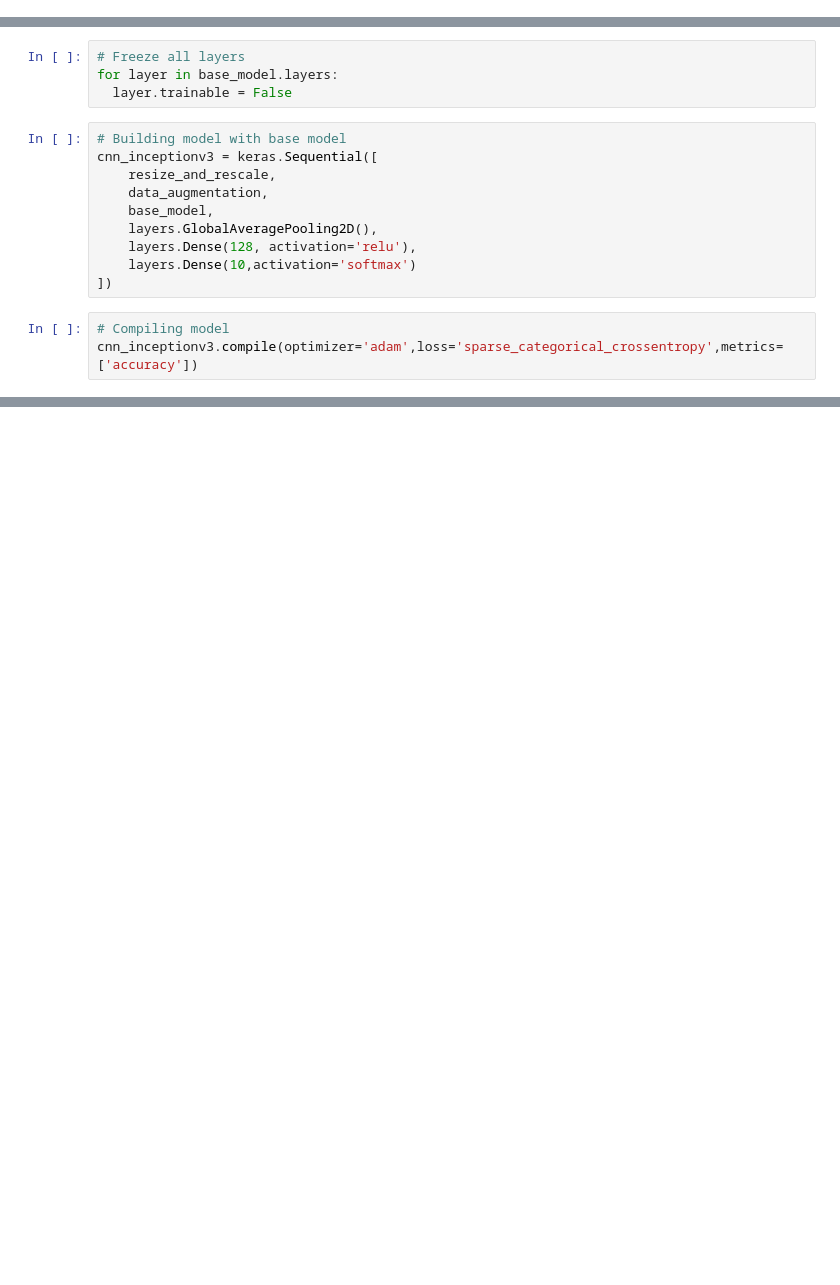
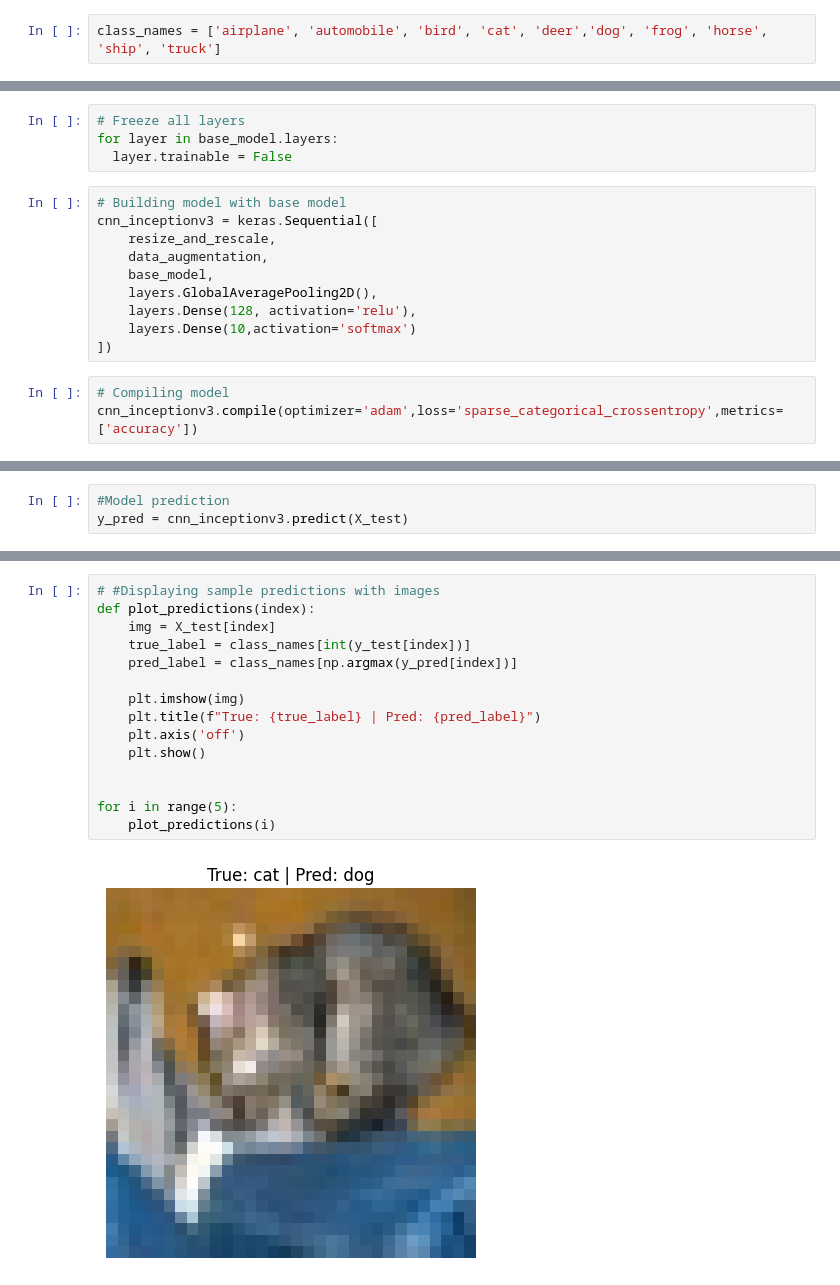
Before and after one commit to Vidhya-95/deep_learning, a Jupyter notebook: Deep_Learning_CNN.ipynb, the cells around one changed output, grey strips where cells are left out. Saved outputs shown, nothing was run; the diff lists cells and outputs as text; blank space fills up the shorter version.

```diff
--- a/Deep_Learning_CNN.ipynb
+++ b/Deep_Learning_CNN.ipynb
@@ -18,3 +38,5 @@ The 10 represents 10 different classes labelled 0 to 9. There are 50000 training
+# %%
+class_names = ['airplane', 'automobile', 'bird', 'cat', 'deer','dog', 'frog', 'horse', 'ship', 'truck']
 # %%
 print("Shape of training dataset : ",X_train.shape)
 print("Shape of testing dataset : ",X_test.shape)
@@ -259,0 +316,3 @@ print("Test Accuracy : {:.2f}" .format(test_acc))
+# %%
+#Model prediction
+y_pred = cnn_inceptionv3.predict(X_test)
@@ -259,0 +328,17 @@ print("Test Accuracy : {:.2f}" .format(test_acc))
+# %%
+# #Displaying sample predictions with images
+def plot_predictions(index):
+    img = X_test[index]
+    true_label = class_names[int(y_test[index])]
+    pred_label = class_names[np.argmax(y_pred[index])]
+
+    plt.imshow(img)
+    plt.title(f"True: {true_label} | Pred: {pred_label}")
+    plt.axis('off')
+    plt.show()
+
+
+for i in range(5):
+    plot_predictions(i)
+# %% [output]
+[figure, added]
```
Also changed, not shown: parts of 22 cells of this notebook.
